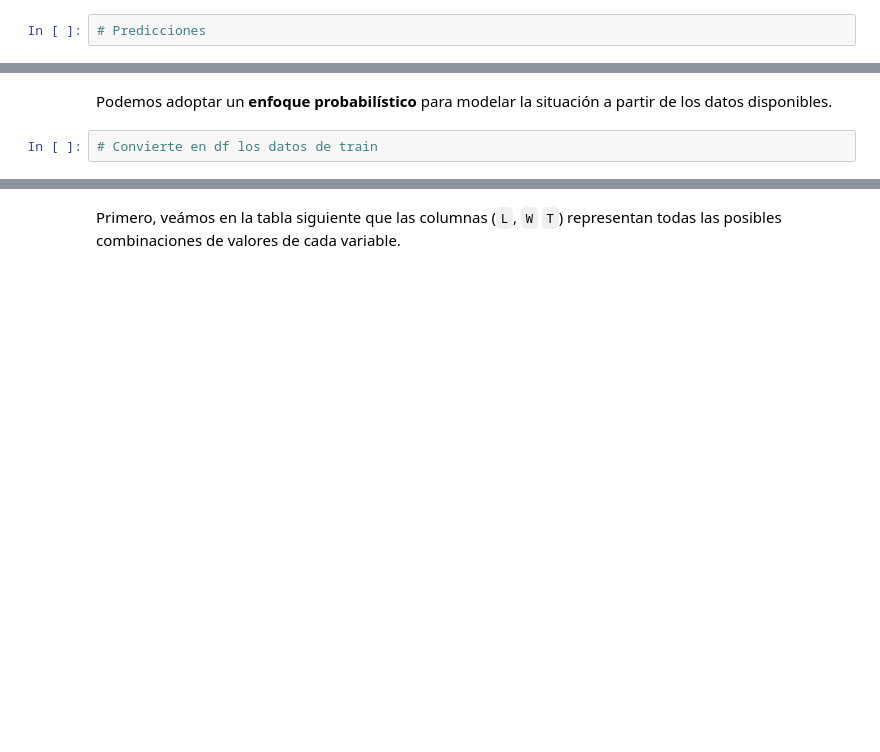
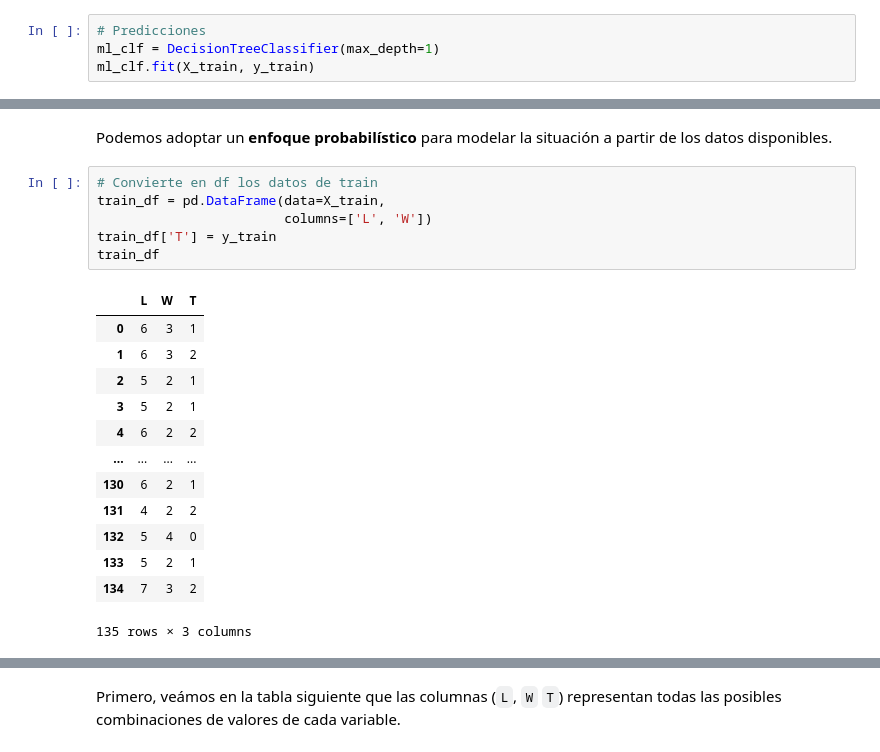
Before and after one commit to patymunoz/modelos-graficos-probabilisticos, a Jupyter notebook: docs/source/modulo1/M1-sesion1.ipynb, the cells around one changed output, grey strips where cells are left out. Saved outputs shown, nothing was run; the diff lists cells and outputs as text; blank space fills up the shorter version.

```diff
--- a/docs/source/modulo1/M1-sesion1.ipynb
+++ b/docs/source/modulo1/M1-sesion1.ipynb
@@ -110,2 +233,4 @@ _¿Cuáles modelos de clasificación podríamos usar para resolver este problema
 # %%
 # Predicciones
+ml_clf = DecisionTreeClassifier(max_depth=1)
+ml_clf.fit(X_train, y_train)
@@ -128,5 +265,23 @@ Anteriormente vimos que un modelo de clasificación (como árboles de decisión)
 Podemos adoptar un **enfoque probabilístico** para modelar la situación a partir de los datos disponibles.
 # %%
 # Convierte en df los datos de train
+train_df = pd.DataFrame(data=X_train,
+                        columns=['L', 'W'])
+train_df['T'] = y_train
+train_df
+# %% [output]
+|  | L | W | T |
+| 0 | 6 | 3 | 1 |
+| 1 | 6 | 3 | 2 |
+| 2 | 5 | 2 | 1 |
+| 3 | 5 | 2 | 1 |
+| 4 | 6 | 2 | 2 |
+| ... | ... | ... | ... |
+| 130 | 6 | 2 | 1 |
+| 131 | 4 | 2 | 2 |
+| 132 | 5 | 4 | 0 |
+| 133 | 5 | 2 | 1 |
+| 134 | 7 | 3 | 2 |
+135 rows × 3 columns
 # %%
 # Convierte en df los datos de test
```
Also changed, not shown: parts of 30 cells of this notebook.
